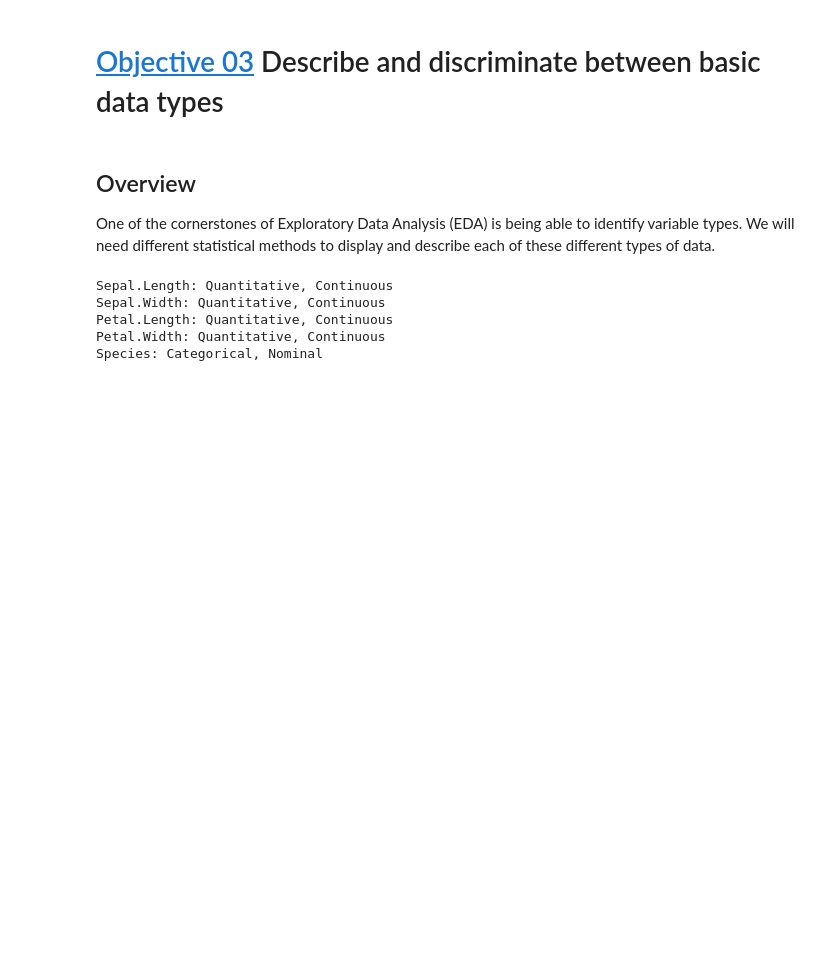
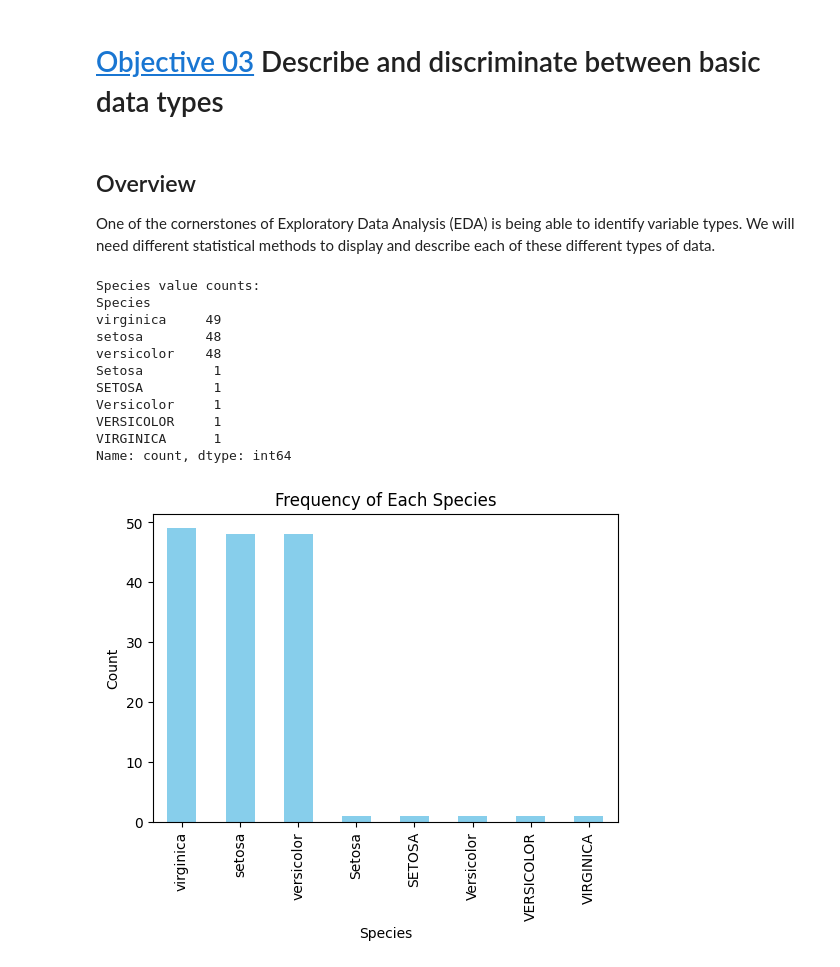
Before and after one commit to Anikketsingh/ML_lab-23-CS-519-experiment-1, a Jupyter notebook: Copy_of_Exploratory_Data_Analysis.ipynb, the cells around one changed output. Cells and saved outputs as stored; diff of their text form; code cells hidden in the pictures; blank space fills up the shorter version.

Commit message:
Update EDA notebook: improved Objective 3 with graphs and split code cells

```diff
--- a/Copy_of_Exploratory_Data_Analysis.ipynb
+++ b/Copy_of_Exploratory_Data_Analysis.ipynb
@@ -341,16 +341,7 @@ Recap - what do each of these things do???
 ## Overview
 
 One of the cornerstones of Exploratory Data Analysis (EDA) is being able to identify variable types.  We will need different statistical methods to display and describe each of these different types of data.
-# %%
-# Describe and discriminate between basic data types for each column
-print('Sepal.Length: Quantitative, Continuous')
-print('Sepal.Width: Quantitative, Continuous')
-print('Petal.Length: Quantitative, Continuous')
-print('Petal.Width: Quantitative, Continuous')
-print('Species: Categorical, Nominal')
-# %% [output]
-Sepal.Length: Quantitative, Continuous
-Sepal.Width: Quantitative, Continuous
-Petal.Length: Quantitative, Continuous
-Petal.Width: Quantitative, Continuous
-Species: Categorical, Nominal
+# %%
+# Load the dataset (ensure df is defined)
+import pandas as pd
+df = pd.read_csv('iris_dirty (1).csv')
@@ -356,0 +352,23 @@ Species: Categorical, Nominal
+# %%
+# Categorical (Nominal): Species value counts and bar plot
+species_counts = df['Species'].value_counts()
+print('Species value counts:')
+print(species_counts)
+species_counts.plot(kind='bar', figsize=(6,4), color='skyblue')
+plt.title('Frequency of Each Species')
+plt.xlabel('Species')
+plt.ylabel('Count')
+plt.show()
+# %% [output]
+Species value counts:
+Species
+virginica     49
+setosa        48
+versicolor    48
+Setosa         1
+SETOSA         1
+Versicolor     1
+VERSICOLOR     1
+VIRGINICA      1
+Name: count, dtype: int64
+[figure, added]
```
Also changed, not shown: parts of 5 cells of this notebook.
